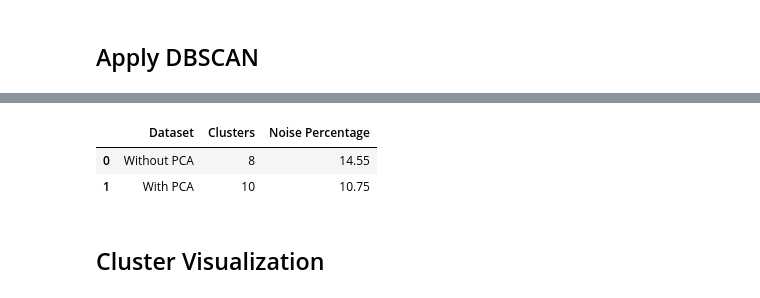
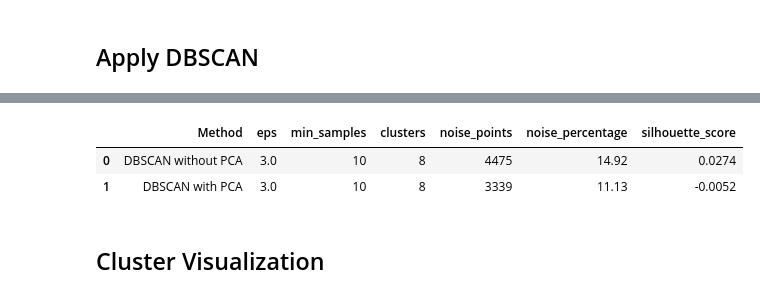
Before and after one commit to DOHA-BASEM3/FINAL-PROJECT, a Jupyter notebook: Ghena_Preprocessing_PCA_tSNE.ipynb, the cells around one changed output, grey strips where cells are left out. Saved outputs shown, nothing was run; the diff lists cells and outputs as text; code cells hidden in the pictures.

```diff
--- a/Ghena_Preprocessing_PCA_tSNE.ipynb
+++ b/Ghena_Preprocessing_PCA_tSNE.ipynb
@@ -456,17 +483,28 @@ Noise percentage: 10.75 %
-# %%
-# Comparing DBSCAN clustering performance
-# before and after applying PCA
-comparison_df = pd.DataFrame({
-    "Dataset": ["Without PCA", "With PCA"],
-    "Clusters": [clusters_scaled, n_clusters],
-    "Noise Percentage": [round(noise_percentage_scaled, 2), round(noise_percentage, 2)]
-})
-
-comparison_df
-# %% [output]
-|  | Dataset | Clusters | Noise Percentage |
-| 0 | Without PCA | 8 | 14.55 |
-| 1 | With PCA | 10 | 10.75 |
+# %%
+# DBSCAN without PCA
+labels_without_pca, results_without_pca = evaluate_dbscan(
+    X_scaled_sample,
+    eps=3.0,
+    min_samples=10
+)
+
+# DBSCAN with PCA
+labels_with_pca, results_with_pca = evaluate_dbscan(
+    X_pca_sample,
+    eps=3.0,
+    min_samples=10
+)
+
+comparison_df = pd.DataFrame([
+    {"Method": "DBSCAN without PCA", **results_without_pca},
+    {"Method": "DBSCAN with PCA", **results_with_pca}
+])
+
+comparison_df
+# %% [output]
+|  | Method | eps | min_samples | clusters | noise_points | noise_percentage | silhouette_score |
+| 0 | DBSCAN without PCA | 3.0 | 10 | 8 | 4475 | 14.92 | 0.0274 |
+| 1 | DBSCAN with PCA | 3.0 | 10 | 8 | 3339 | 11.13 | -0.0052 |
 # %% [markdown]
 ## Cluster Visualization
 # %%
```
Also changed, not shown: parts of 14 cells of this notebook.
